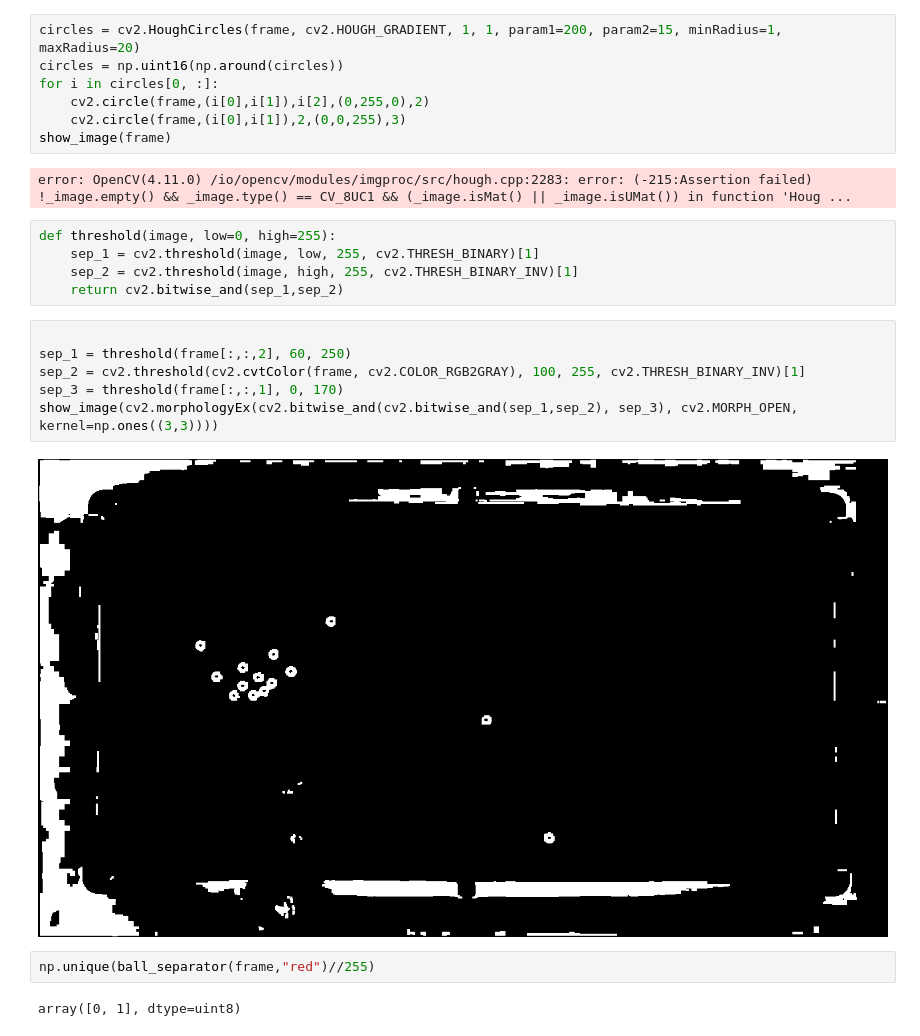
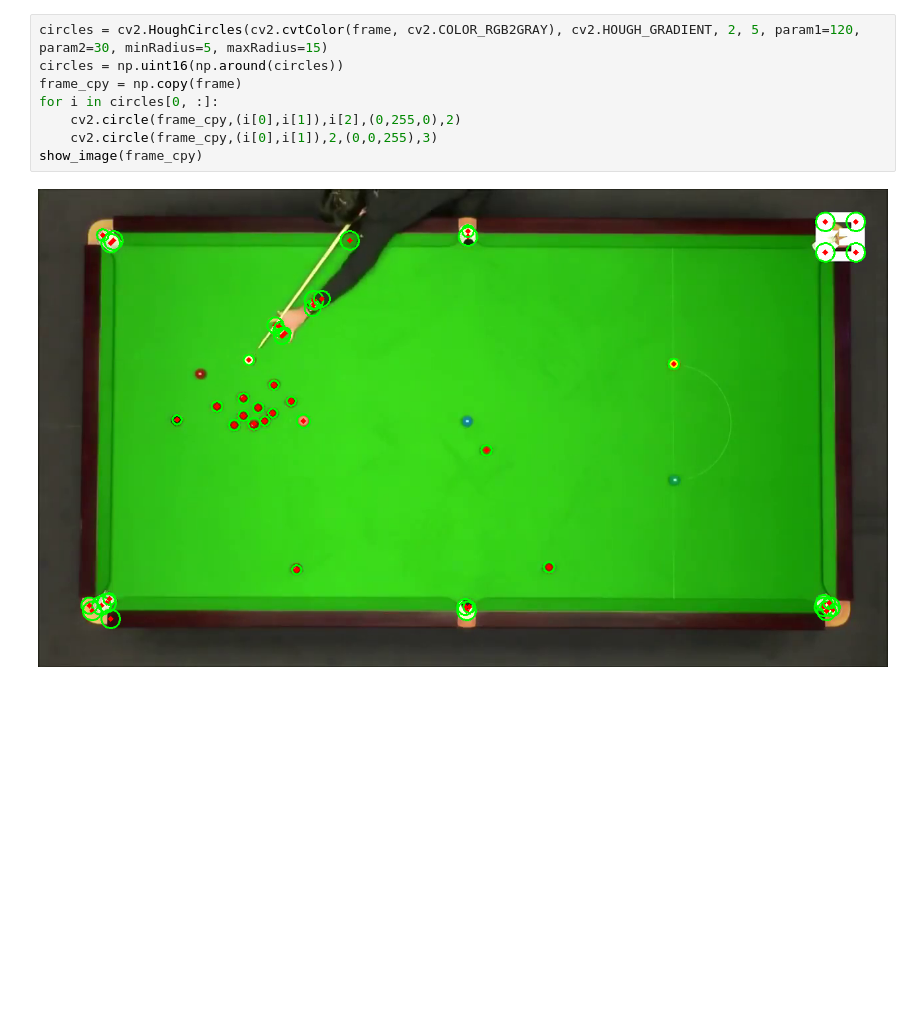
Before and after one commit to MarceloTrapano/CV, a Jupyter notebook: Project2/snooker.ipynb, the cells around one changed output. Cells and saved outputs as stored; diff of their text form; blank space fills up the shorter version.

```diff
--- a/Project2/snooker.ipynb
+++ b/Project2/snooker.ipynb
@@ -76,26 +82,10 @@ def ball_separator(image, color):
 # %%
-circles = cv2.HoughCircles(frame, cv2.HOUGH_GRADIENT, 1, 1, param1=200, param2=15, minRadius=1, maxRadius=20)
+circles = cv2.HoughCircles(cv2.cvtColor(frame, cv2.COLOR_RGB2GRAY), cv2.HOUGH_GRADIENT, 2, 5, param1=120, param2=30, minRadius=5, maxRadius=15)
 circles = np.uint16(np.around(circles))
+frame_cpy = np.copy(frame)
 for i in circles[0, :]:
-    cv2.circle(frame,(i[0],i[1]),i[2],(0,255,0),2)
-    cv2.circle(frame,(i[0],i[1]),2,(0,0,255),3)
-show_image(frame)
+    cv2.circle(frame_cpy,(i[0],i[1]),i[2],(0,255,0),2)
+    cv2.circle(frame_cpy,(i[0],i[1]),2,(0,0,255),3)
+show_image(frame_cpy)
 # %% [output]
-error: OpenCV(4.11.0) /io/opencv/modules/imgproc/src/hough.cpp:2283: error: (-215:Assertion failed) !_image.empty() && _image.type() == CV_8UC1 && (_image.isMat() || _image.isUMat()) in function 'Houg ...
+[figure, added]
-# %%
-def threshold(image, low=0, high=255):
-    sep_1 = cv2.threshold(image, low, 255, cv2.THRESH_BINARY)[1]
-    sep_2 = cv2.threshold(image, high, 255, cv2.THRESH_BINARY_INV)[1]
-    return cv2.bitwise_and(sep_1,sep_2)
-# %%
-
-sep_1 = threshold(frame[:,:,2], 60, 250)
-sep_2 = cv2.threshold(cv2.cvtColor(frame, cv2.COLOR_RGB2GRAY), 100, 255, cv2.THRESH_BINARY_INV)[1]
-sep_3 = threshold(frame[:,:,1], 0, 170)
-show_image(cv2.morphologyEx(cv2.bitwise_and(cv2.bitwise_and(sep_1,sep_2), sep_3), cv2.MORPH_OPEN, kernel=np.ones((3,3))))
-# %% [output]
-[figure, removed]
-# %%
-np.unique(ball_separator(frame,"red")//255)
-# %% [output]
-array([0, 1], dtype=uint8)
```
Also changed, not shown: parts of 24 cells of this notebook, 2 other files.
